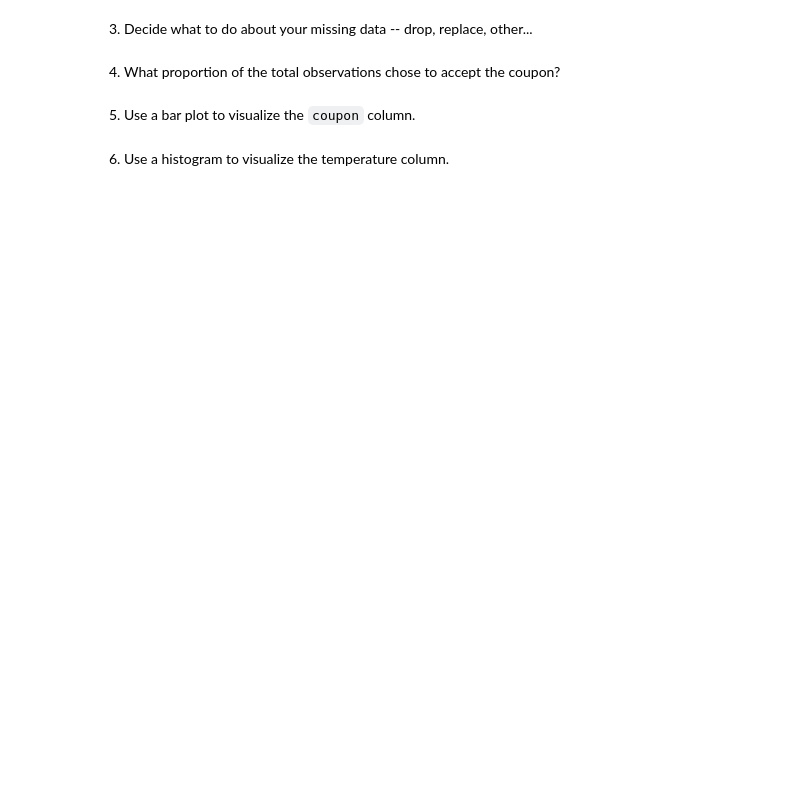
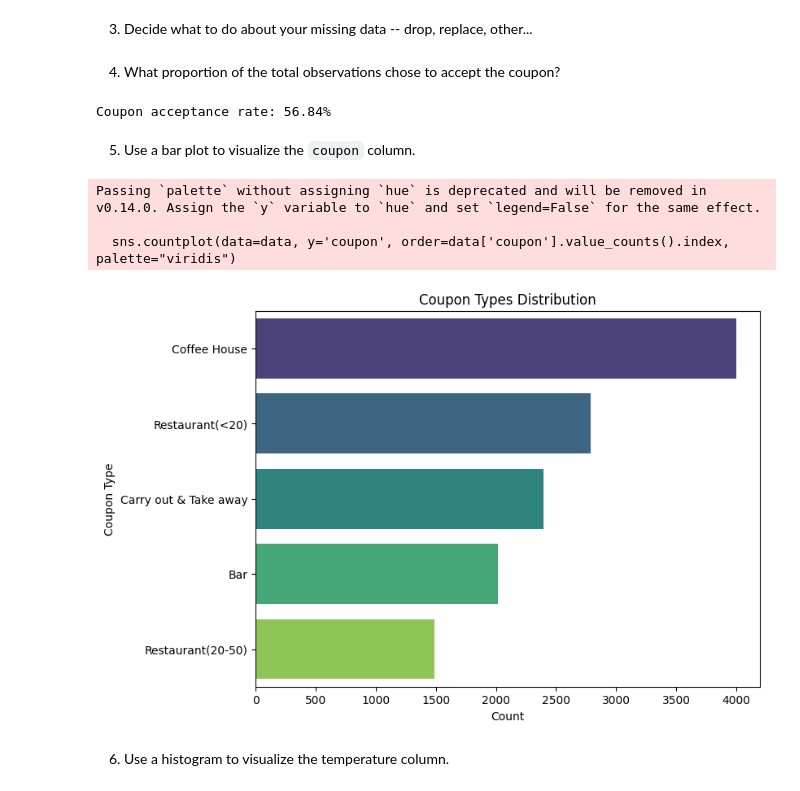
Before and after one commit to cri10dm-4/Berk_PC_ML_AI_Mod_5, a Jupyter notebook: PracticalApplication1.ipynb, the cells around one changed output. Cells and saved outputs as stored; diff of their text form; code cells hidden in the pictures; blank space fills up the shorter version.

```diff
--- a/PracticalApplication1.ipynb
+++ b/PracticalApplication1.ipynb
@@ -69,7 +74,7 @@ Use the prompts below to get started with your data analysis.
 
 1. Read in the `coupons.csv` file.
 # %%
-data = pd.read_csv('data/coupons.csv')
+data = pd.read_csv('/content/drive/My Drive/Berk_PC_ML_AI/Module5/data/coupons.csv')
 # %%
 data.head()
 # %% [output]
@@ -85,8 +111,32 @@ data.head()
 # %% [markdown]
 3. Decide what to do about your missing data -- drop, replace, other...
+# %%
+data.drop(columns=['car'], inplace=True)
+
+for column in ['CoffeeHouse', 'CarryAway', 'RestaurantLessThan20', 'Restaurant20To50', 'Bar']:
+    mode = data[column].mode()[0]
+    data.loc[:, column] = data[column].fillna(mode)
 # %% [markdown]
 4. What proportion of the total observations chose to accept the coupon?
+# %%
+acceptance_rate = data['Y'].mean()
+print(f"Coupon acceptance rate: {acceptance_rate:.2%}")
+# %% [output]
+Coupon acceptance rate: 56.84%
 # %% [markdown]
 5. Use a bar plot to visualize the `coupon` column.
+# %%
+# Bar plot using Seaborn
+plt.figure(figsize=(8,6))
+sns.countplot(data=data, y='coupon', order=data['coupon'].value_counts().index, palette="viridis")
+plt.title('Coupon Types Distribution')
+plt.xlabel('Count')
+plt.ylabel('Coupon Type')
+plt.show()
+# %% [output]
+Passing `palette` without assigning `hue` is deprecated and will be removed in v0.14.0. Assign the `y` variable to `hue` and set `legend=False` for the same effect.
+
+  sns.countplot(data=data, y='coupon', order=data['coupon'].value_counts().index, palette="viridis")
+[figure, added]
 # %% [markdown]
 6. Use a histogram to visualize the temperature column.
```
Also changed, not shown: parts of 19 cells of this notebook.
